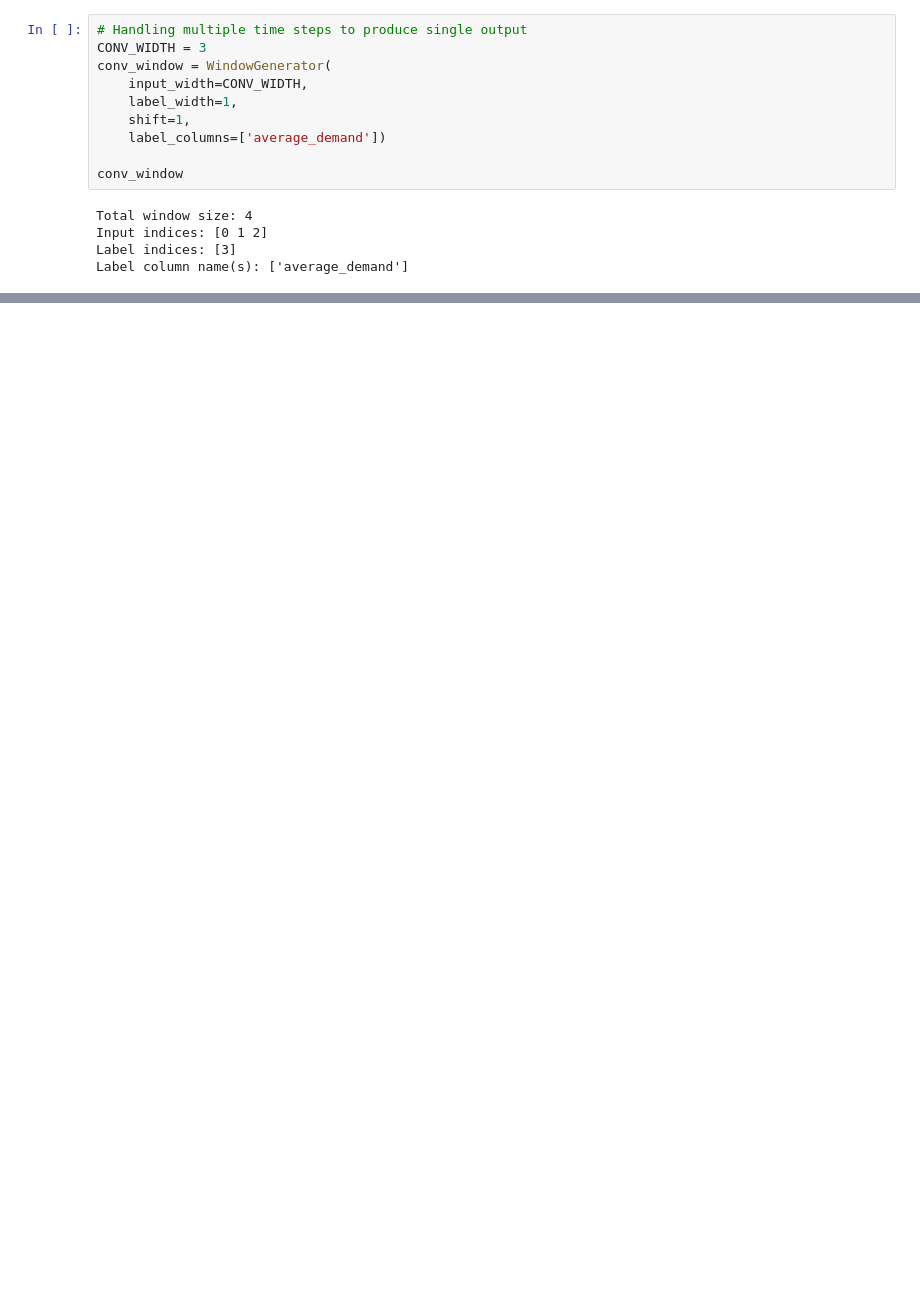
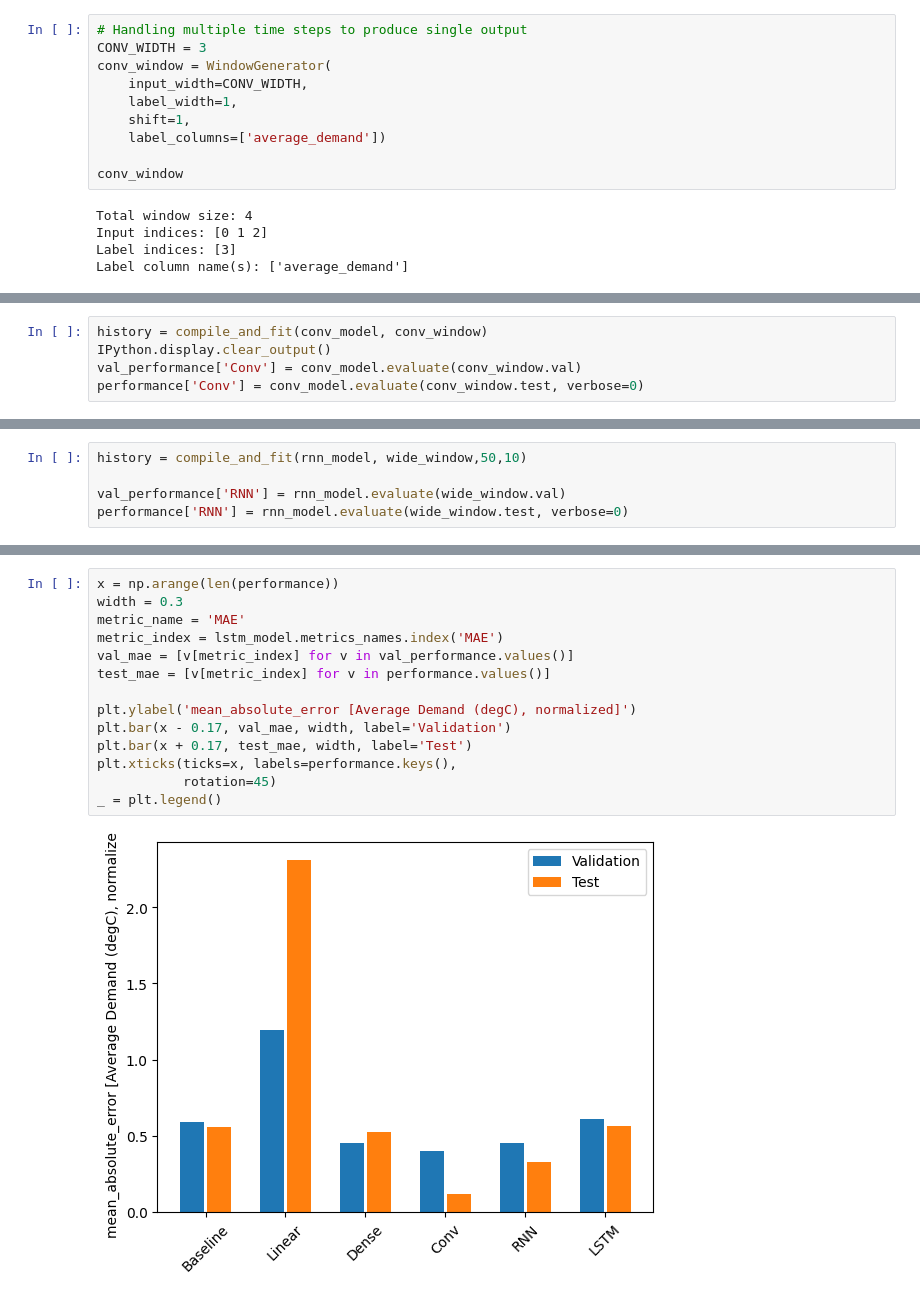
Before and after one commit to Hrithik2212/Forecast-Power, a Jupyter notebook: 01_Starter_Notebook.ipynb, the cells around one changed output, grey strips where cells are left out. Drawn from its saved outputs; the diff is of its cells as text; blank space fills up the shorter version.

```diff
--- a/01_Starter_Notebook.ipynb
+++ b/01_Starter_Notebook.ipynb
@@ -490,0 +507,5 @@ Text(0.5, 1.0, 'Given 3  qaurters of inputs, predict 1 hour into the future.')
+# %%
+history = compile_and_fit(conv_model, conv_window)
+IPython.display.clear_output()
+val_performance['Conv'] = conv_model.evaluate(conv_window.val)
+performance['Conv'] = conv_model.evaluate(conv_window.test, verbose=0)
@@ -490,0 +566,5 @@ Text(0.5, 1.0, 'Given 3  qaurters of inputs, predict 1 hour into the future.')
+# %%
+history = compile_and_fit(rnn_model, wide_window,50,10)
+
+val_performance['RNN'] = rnn_model.evaluate(wide_window.val)
+performance['RNN'] = rnn_model.evaluate(wide_window.test, verbose=0)
@@ -490,0 +615,16 @@ Text(0.5, 1.0, 'Given 3  qaurters of inputs, predict 1 hour into the future.')
+# %%
+x = np.arange(len(performance))
+width = 0.3
+metric_name = 'MAE'
+metric_index = lstm_model.metrics_names.index('MAE')
+val_mae = [v[metric_index] for v in val_performance.values()]
+test_mae = [v[metric_index] for v in performance.values()]
+
+plt.ylabel('mean_absolute_error [Average Demand (degC), normalized]')
+plt.bar(x - 0.17, val_mae, width, label='Validation')
+plt.bar(x + 0.17, test_mae, width, label='Test')
+plt.xticks(ticks=x, labels=performance.keys(),
+           rotation=45)
+_ = plt.legend()
+# %% [output]
+[figure, added]
```
Also changed, not shown: parts of 30 cells of this notebook.
